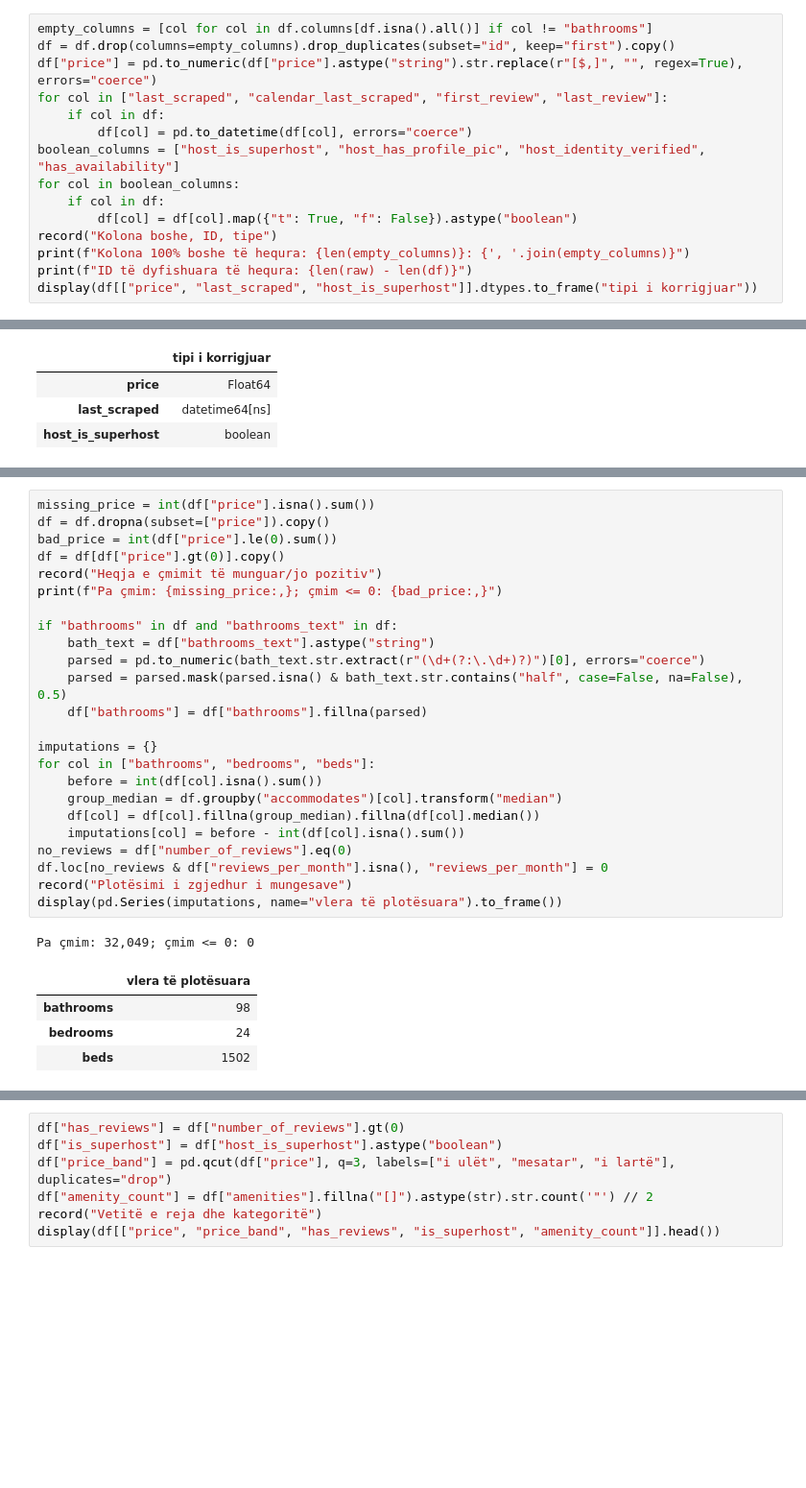
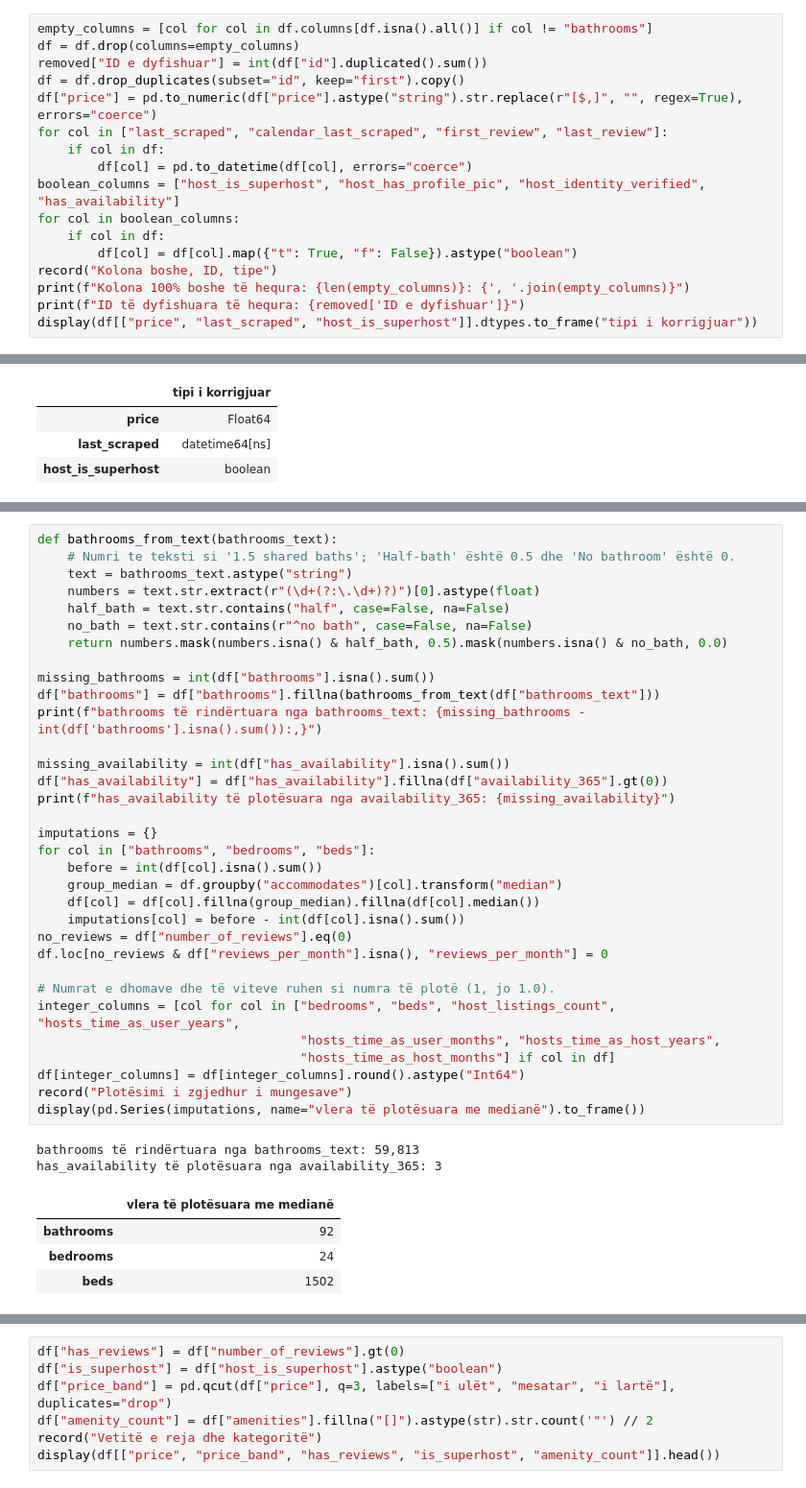
Before and after one commit to yllkeberisha/pvdh_group_10, a Jupyter notebook: notebooks/02_pastrimi_dhe_transformimi.ipynb, the cells around one changed output, grey strips where cells are left out. Shown at 96% size. Saved outputs shown, nothing was run; the diff lists cells and outputs as text; blank space fills up the shorter version.

```diff
--- a/notebooks/02_pastrimi_dhe_transformimi.ipynb
+++ b/notebooks/02_pastrimi_dhe_transformimi.ipynb
@@ -30,7 +47,9 @@ Fillimi: 91,954 rreshta × 90 kolona
 Heqim kolonat 100% boshe dhe ID-të e përsëritura, por ruajmë `bathrooms`: megjithëse është bosh në këtë version, mund ta rindërtojmë nga `bathrooms_text`. Kthejmë `price` në numër duke larguar formatimin (`$`, presje). Datat ruhen si `datetime`, ndërsa `t/f` bëhet `True/False` pa e ngatërruar mungesën me `False`.
 # %%
 empty_columns = [col for col in df.columns[df.isna().all()] if col != "bathrooms"]
-df = df.drop(columns=empty_columns).drop_duplicates(subset="id", keep="first").copy()
+df = df.drop(columns=empty_columns)
+removed["ID e dyfishuar"] = int(df["id"].duplicated().sum())
+df = df.drop_duplicates(subset="id", keep="first").copy()
 df["price"] = pd.to_numeric(df["price"].astype("string").str.replace(r"[$,]", "", regex=True), errors="coerce")
 for col in ["last_scraped", "calendar_last_scraped", "first_review", "last_review"]:
     if col in df:
@@ -41,7 +60,7 @@ for col in boolean_columns:
         df[col] = df[col].map({"t": True, "f": False}).astype("boolean")
 record("Kolona boshe, ID, tipe")
 print(f"Kolona 100% boshe të hequra: {len(empty_columns)}: {', '.join(empty_columns)}")
-print(f"ID të dyfishuara të hequra: {len(raw) - len(df)}")
+print(f"ID të dyfishuara të hequra: {removed['ID e dyfishuar']}")
 display(df[["price", "last_scraped", "host_is_superhost"]].dtypes.to_frame("tipi i korrigjuar"))
 # %% [output]
 Kolona 100% boshe të hequra: 14: neighborhood_overview, host_since, host_response_time, host_response_rate, host_acceptance_rate, host_thumbnail_url, host_neighbourhood, host_total_listings_count, hos ...
@@ -59,30 +110,40 @@ Mungesat në rezultatet e komenteve ruhen: listimi pa komente nuk ka vlerësim.
 # %%
-missing_price = int(df["price"].isna().sum())
-df = df.dropna(subset=["price"]).copy()
-bad_price = int(df["price"].le(0).sum())
-df = df[df["price"].gt(0)].copy()
-record("Heqja e çmimit të munguar/jo pozitiv")
-print(f"Pa çmim: {missing_price:,}; çmim <= 0: {bad_price:,}")
+def bathrooms_from_text(bathrooms_text):
+    # Numri te teksti si '1.5 shared baths'; 'Half-bath' është 0.5 dhe 'No bathroom' është 0.
+    text = bathrooms_text.astype("string")
+    numbers = text.str.extract(r"(\d+(?:\.\d+)?)")[0].astype(float)
+    half_bath = text.str.contains("half", case=False, na=False)
+    no_bath = text.str.contains(r"^no bath", case=False, na=False)
+    return numbers.mask(numbers.isna() & half_bath, 0.5).mask(numbers.isna() & no_bath, 0.0)
 
-if "bathrooms" in df and "bathrooms_text" in df:
-    bath_text = df["bathrooms_text"].astype("string")
-    parsed = pd.to_numeric(bath_text.str.extract(r"(\d+(?:\.\d+)?)")[0], errors="coerce")
-    parsed = parsed.mask(parsed.isna() & bath_text.str.contains("half", case=False, na=False), 0.5)
-    df["bathrooms"] = df["bathrooms"].fillna(parsed)
+missing_bathrooms = int(df["bathrooms"].isna().sum())
+df["bathrooms"] = df["bathrooms"].fillna(bathrooms_from_text(df["bathrooms_text"]))
+print(f"bathrooms të rindërtuara nga bathrooms_text: {missing_bathrooms - int(df['bathrooms'].isna().sum()):,}")
+
+missing_availability = int(df["has_availability"].isna().sum())
+df["has_availability"] = df["has_availability"].fillna(df["availability_365"].gt(0))
+print(f"has_availability të plotësuara nga availability_365: {missing_availability}")
 
 imputations = {}
 for col in ["bathrooms", "bedrooms", "beds"]:
     before = int(df[col].isna().sum())
     group_median = df.groupby("accommodates")[col].transform("median")
     df[col] = df[col].fillna(group_median).fillna(df[col].median())
     imputations[col] = before - int(df[col].isna().sum())
 no_reviews = df["number_of_reviews"].eq(0)
 df.loc[no_reviews & df["reviews_per_month"].isna(), "reviews_per_month"] = 0
+
+# Numrat e dhomave dhe të viteve ruhen si numra të plotë (1, jo 1.0).
+integer_columns = [col for col in ["bedrooms", "beds", "host_listings_count", "hosts_time_as_user_years",
+                                   "hosts_time_as_user_months", "hosts_time_as_host_years",
+                                   "hosts_time_as_host_months"] if col in df]
+df[integer_columns] = df[integer_columns].round().astype("Int64")
 record("Plotësimi i zgjedhur i mungesave")
-display(pd.Series(imputations, name="vlera të plotësuara").to_frame())
+display(pd.Series(imputations, name="vlera të plotësuara me medianë").to_frame())
 # %% [output]
-Pa çmim: 32,049; çmim <= 0: 0
+bathrooms të rindërtuara nga bathrooms_text: 59,813
+has_availability të plotësuara nga availability_365: 3
-|  | vlera të plotësuara |
-| bathrooms | 98 |
+|  | vlera të plotësuara me medianë |
+| bathrooms | 92 |
 | bedrooms | 24 |
 | beds | 1502 |
```
Also changed, not shown: parts of 25 cells of this notebook, 1 other file.
